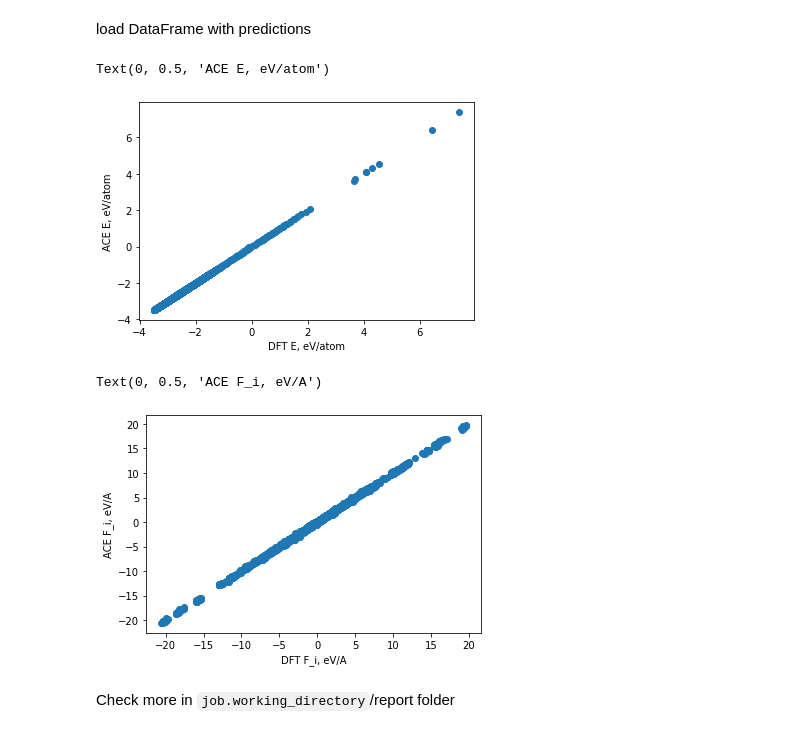
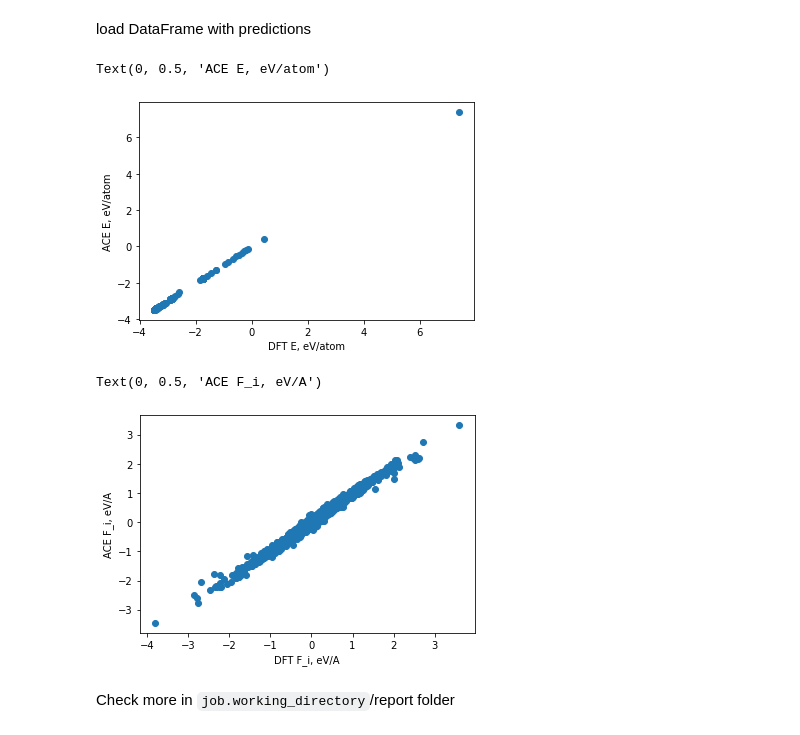
Before and after one commit to pyiron-workshop/potentials-workshop-2022, a Jupyter notebook: potentials/03-ACE/pacemaker_example.ipynb, the cells around one changed output. Saved outputs shown, nothing was run; the diff lists cells and outputs as text; code cells hidden in the pictures.

Commit message:
update pacemaker example, manually subselect smaller training set in notebook

```diff
--- a/potentials/03-ACE/pacemaker_example.ipynb
+++ b/potentials/03-ACE/pacemaker_example.ipynb
@@ -116,6 +147,8 @@ B-basis functions  for `ALL` species type interactions, i.e. Al-Al, Al-Li, Li-Al
 job.input["potential"]["functions"]
 # %% [output]
 {'ALL': {'nradmax_by_orders': [15, 3, 2, 1], 'lmax_by_orders': [0, 3, 2, 1]}}
+# %%
+job.input["potential"]["functions"]={'ALL': {'nradmax_by_orders': [15, 3, 2], 'lmax_by_orders': [0, 2, 1]}}
 # %% [markdown]
 ## Fit/loss specification
 # %% [markdown]
@@ -174,4 +207,4 @@ job.input["fit"]["optimizer"]
 # %% [markdown]
 Maximum number of iterations by minimizer:
 # %%
-job.input["fit"]["maxiter"]
+job.input["fit"]["maxiter"]=100
@@ -235,23 +272,23 @@ plt.loglog()
 # %% [markdown]
 load DataFrame with predictions
+# %%
+ref_df = job.training_data
 # %%
 pred_df = job.predicted_data
-# %%
-pred_df["energy_pred_per_atom"] = pred_df["energy_pred"]/pred_df["NUMBER_OF_ATOMS"]
 # %%
-plt.scatter(pred_df["energy_corrected_per_atom"], pred_df["energy_pred_per_atom"])
+plt.scatter(pred_df["energy_per_atom_true"],pred_df["energy_per_atom"])
 plt.xlabel("DFT E, eV/atom")
 plt.ylabel("ACE E, eV/atom")
 # %% [output]
 Text(0, 0.5, 'ACE E, eV/atom')
-[figure, old version]
+[figure, new version]
 # %%
-plt.scatter(np.vstack(pred_df["forces"]),  np.vstack(pred_df["forces_pred"]))
+plt.scatter(ref_df["forces"],pred_df["forces"])
 plt.xlabel("DFT F_i, eV/A")
 plt.ylabel("ACE F_i, eV/A")
 # %% [output]
 Text(0, 0.5, 'ACE F_i, eV/A')
-[figure, old version]
+[figure, new version]
 # %% [markdown]
 Check more in `job.working_directory`/report folder
 # %%
```
Also changed, not shown: parts of 36 cells of this notebook.
